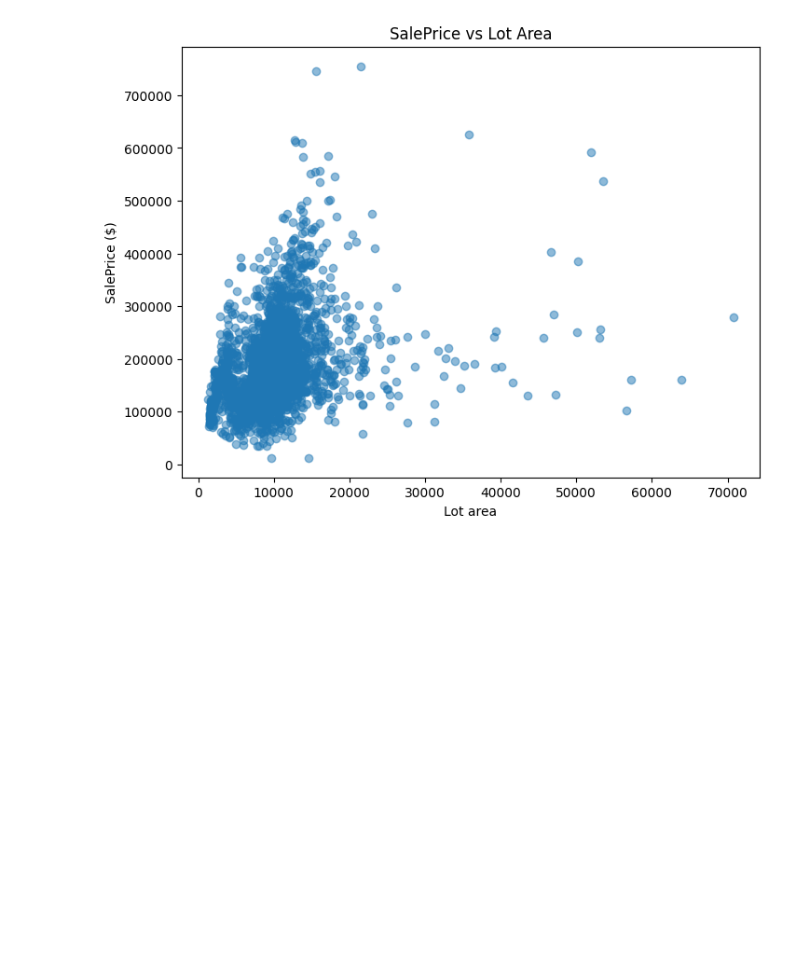
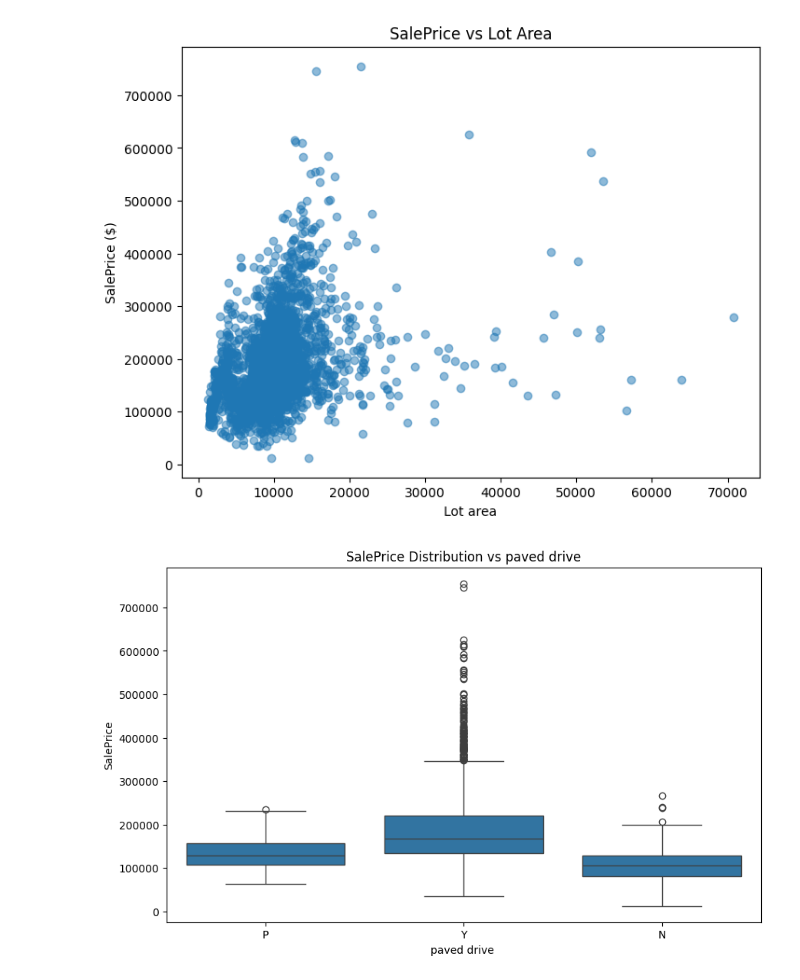
Before and after one commit to chiracarla/lab1, a Jupyter notebook: lab1.ipynb, the cells around one changed output. Saved outputs shown, nothing was run; the diff lists cells and outputs as text; code cells hidden in the pictures; blank space fills up the shorter version.

```diff
--- a/lab1.ipynb
+++ b/lab1.ipynb
@@ -292,3 +292,12 @@ plt.ylabel("SalePrice ($)")
 plt.show()
 # %% [output]
 [figure]
+# %%
+plt.figure(figsize=(10,6))
+sns.boxplot(data=data, x='Paved Drive', y='SalePrice')
+plt.title("SalePrice Distribution vs paved drive")
+plt.xlabel("paved drive ")
+plt.ylabel("SalePrice")
+plt.show()
+# %% [output]
+[figure, added]
```
Also changed, not shown: parts of 1 cell of this notebook.
